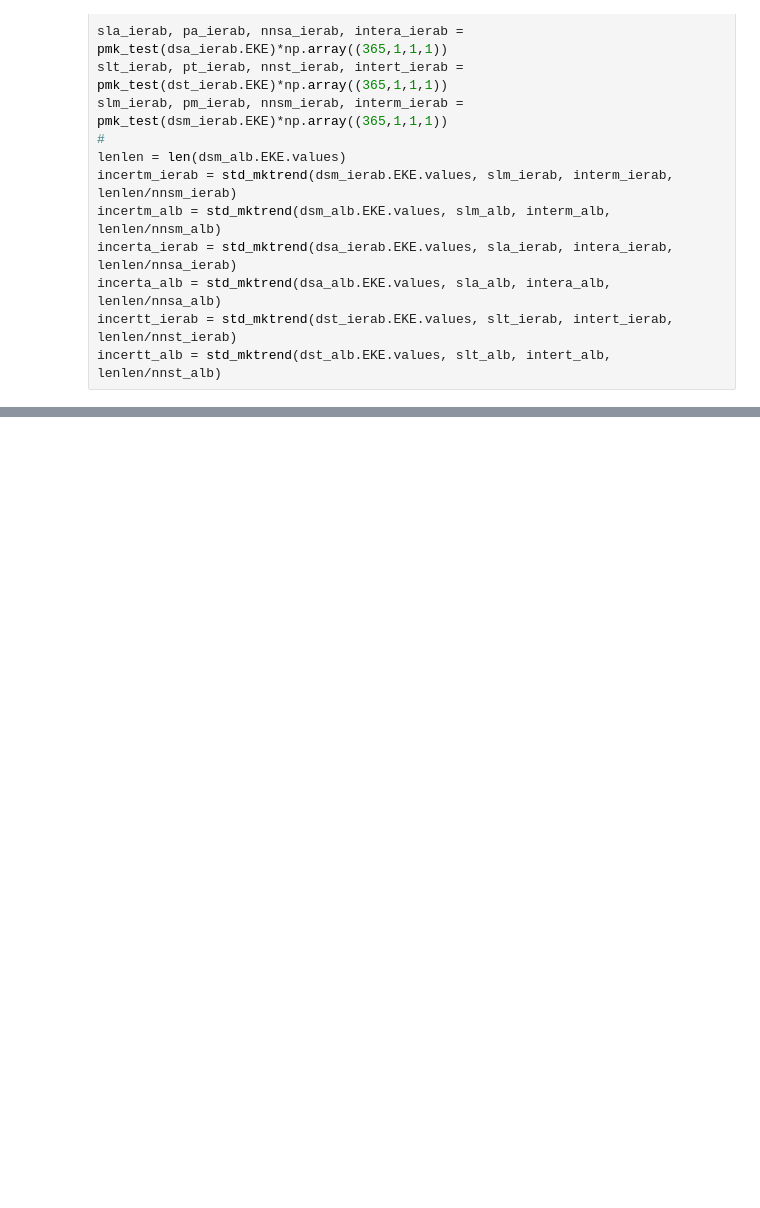
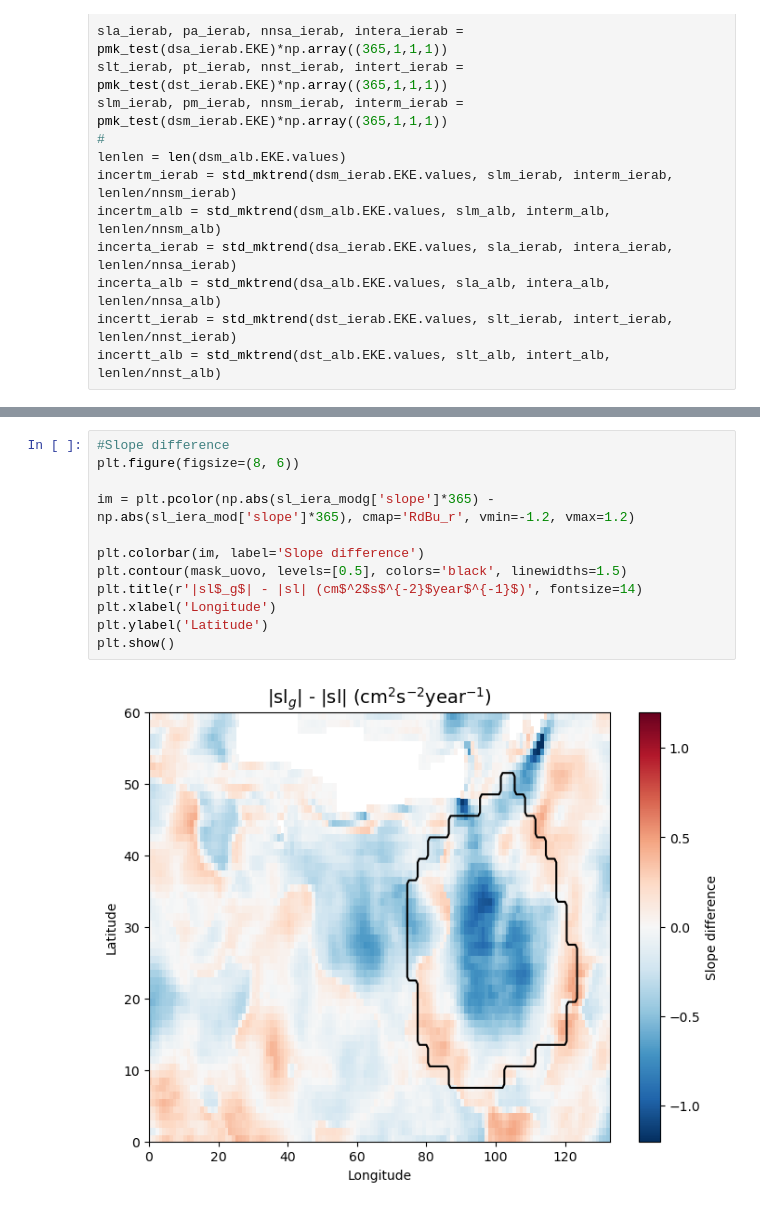
Before and after one commit to phargous/Argo, a Jupyter notebook: code/notebooks/2model.ipynb, the cells around one changed output, grey strips where cells are left out. Drawn from its saved outputs; the diff is of its cells as text; blank space fills up the shorter version.

```diff
--- a/code/notebooks/2model.ipynb
+++ b/code/notebooks/2model.ipynb
@@ -488,0 +1451,14 @@ plt.show()
+# %%
+#Slope difference
+plt.figure(figsize=(8, 6))
+
+im = plt.pcolor(np.abs(sl_iera_modg['slope']*365) - np.abs(sl_iera_mod['slope']*365), cmap='RdBu_r', vmin=-1.2, vmax=1.2)
+
+plt.colorbar(im, label='Slope difference')
+plt.contour(mask_uovo, levels=[0.5], colors='black', linewidths=1.5)
+plt.title(r'|sl$_g$| - |sl| (cm$^2$s$^{-2}$year$^{-1}$)', fontsize=14)
+plt.xlabel('Longitude')
+plt.ylabel('Latitude')
+plt.show()
+# %% [output]
+[figure, added]
```
Also changed, not shown: parts of 47 cells of this notebook, 7 other files.
